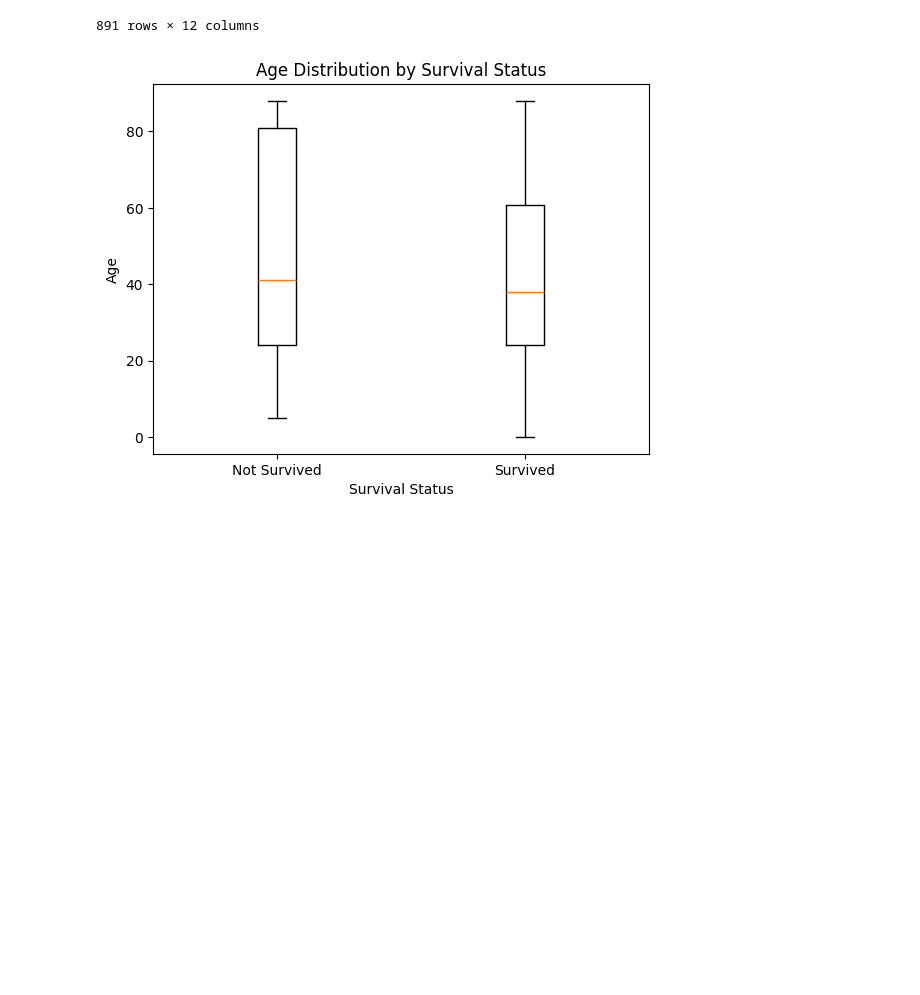
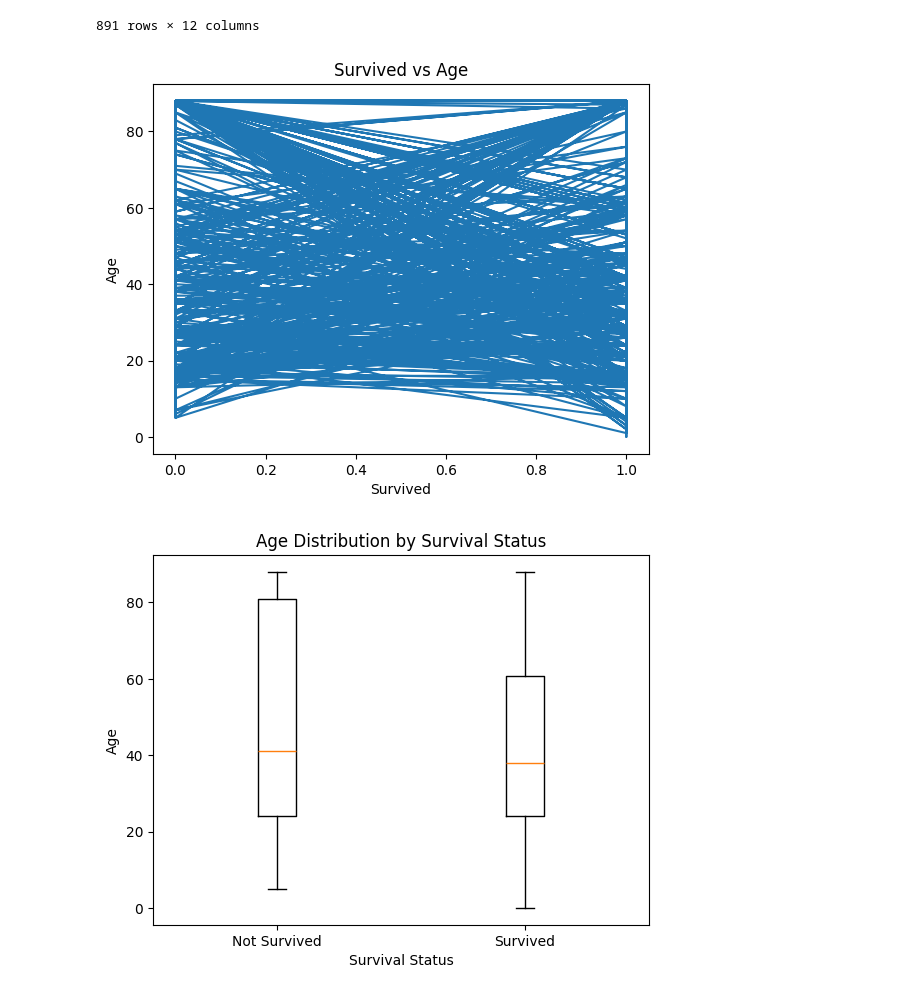
Before and after one commit to ZohaAsghar/taitanic-prdiction, a Jupyter notebook: titanic.ipynb, the cells around one changed output. Saved outputs shown, nothing was run; the diff lists cells and outputs as text; code cells hidden in the pictures; blank space fills up the shorter version.

```diff
--- a/titanic.ipynb
+++ b/titanic.ipynb
@@ -245,6 +350,14 @@ df
 891 rows × 12 columns
 # %%
 import matplotlib.pyplot as plt
+# %%
+plt.plot(df["Survived"], df["Age"])
+plt.xlabel("Survived")
+plt.ylabel("Age")
+plt.title("Survived vs Age")
+plt.show()
+# %% [output]
+[figure, added]
 # %%
 plt.boxplot([df[df['Survived'] == 0]['Age'], df[df['Survived'] == 1]['Age']])
 plt.xticks([1, 2], ['Not Survived', 'Survived'])
```
Also changed, not shown: parts of 13 cells of this notebook.
